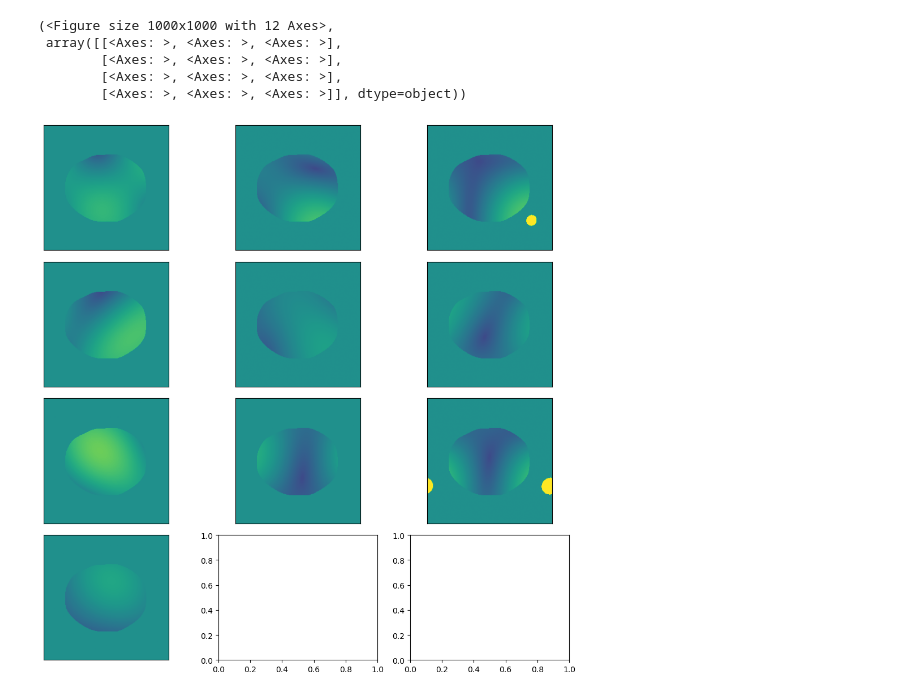
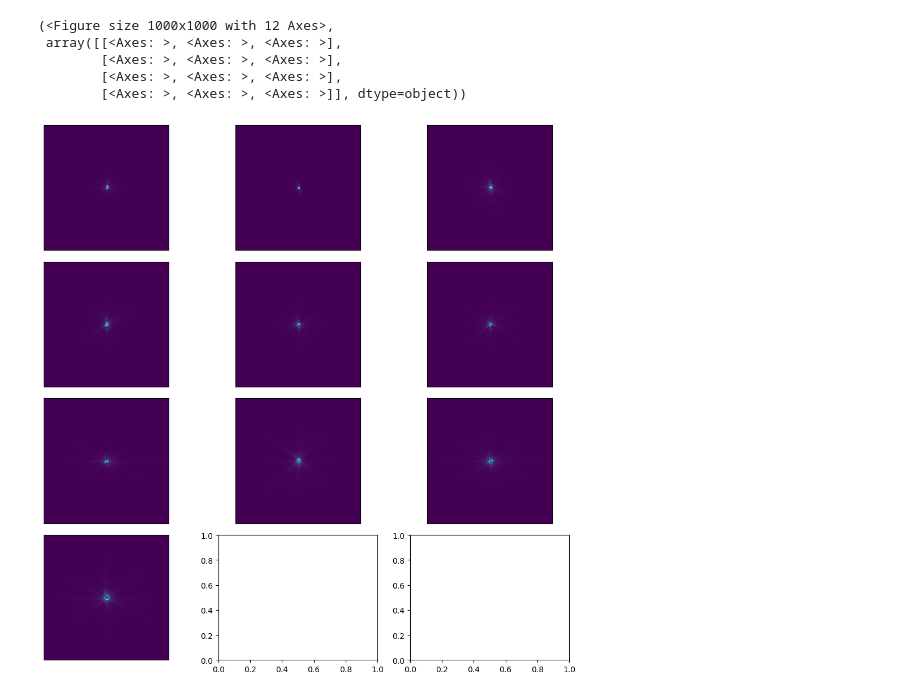
Before and after one commit to brendo-k/mri_machine_learning_reconstruction, a Jupyter notebook: create_compressed_coils.ipynb, the cells around one changed output. Saved outputs shown, nothing was run; the diff lists cells and outputs as text; code cells hidden in the pictures.

```diff
--- a/create_compressed_coils.ipynb
+++ b/create_compressed_coils.ipynb
@@ -38,9 +28,11 @@ image_slices(np.abs(sense_10), vmax=1)
-# %%
-image_slices(np.angle(sense_10), vmin=-np.pi, vmax=np.pi)
-# %% [output]
-(<Figure size 1000x1000 with 12 Axes>,
- array([[<Axes: >, <Axes: >, <Axes: >],
-        [<Axes: >, <Axes: >, <Axes: >],
-        [<Axes: >, <Axes: >, <Axes: >],
-        [<Axes: >, <Axes: >, <Axes: >]], dtype=object))
-[figure, removed]
+# %%
+sense_kernels = ifft_2d_img(sense_10, axes=(-1, -2))
+# %%
+image_slices(np.abs(sense_kernels))
+# %% [output]
+(<Figure size 1000x1000 with 12 Axes>,
+ array([[<Axes: >, <Axes: >, <Axes: >],
+        [<Axes: >, <Axes: >, <Axes: >],
+        [<Axes: >, <Axes: >, <Axes: >],
+        [<Axes: >, <Axes: >, <Axes: >]], dtype=object))
+[figure, added]
```
Also changed, not shown: parts of 12 cells of this notebook, 5 other files.
